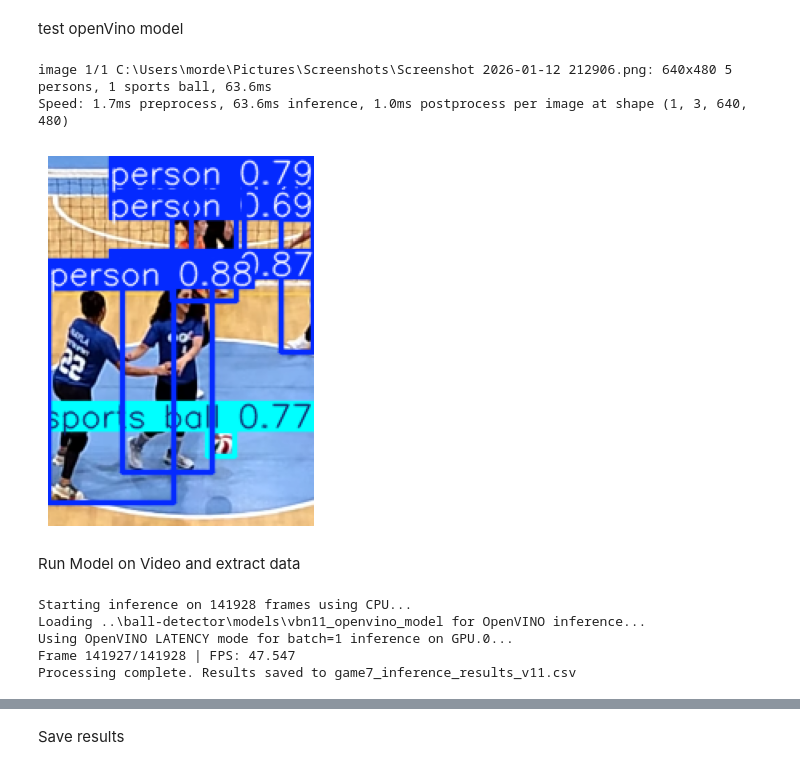
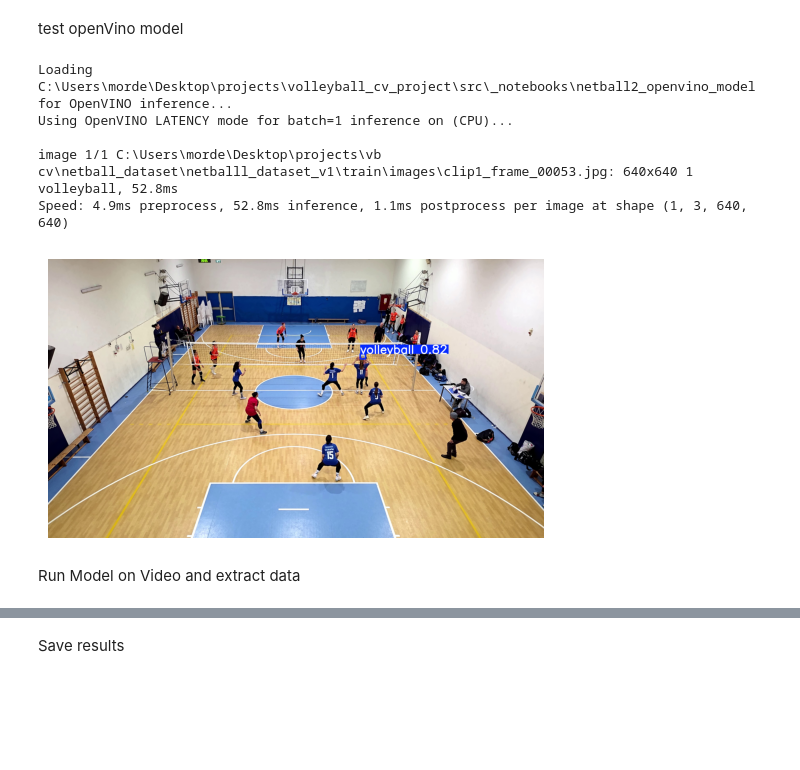
Before and after one commit to mordeLash/volleyball_analytics, a Jupyter notebook: src/_notebooks/ball_detector.ipynb, the cells around one changed output, grey strips where cells are left out. Cells and saved outputs as stored; diff of their text form; code cells hidden in the pictures; blank space fills up the shorter version.

```diff
--- a/src/_notebooks/ball_detector.ipynb
+++ b/src/_notebooks/ball_detector.ipynb
@@ -45,28 +57,31 @@ else:
 # %%
 from ultralytics import YOLO
 import cv2
 import matplotlib.pyplot as plt
 
 # 1. Point to the FOLDER containing the .xml and .bin files
 # Ensure 'vbn11_openvino_model' contains your exported files
-model_path = r'C:\Users\morde\Desktop\projects\volleyball_cv_project\models\ball_detection\vbn11_openvino_model_1'
-model = YOLO('yolo11n', task="detect")
+model_path = r'C:\Users\morde\Desktop\projects\volleyball_cv_project\src\_notebooks\netball2_openvino_model'
+model = YOLO(model_path, task="detect")
 
-path = r"C:\Users\morde\Pictures\Screenshots\Screenshot 2026-01-12 212906.png"
+path = r"C:\Users\morde\Desktop\projects\vb cv\netball_dataset\netballl_dataset_v1\train\images\clip1_frame_00053.jpg"
 
-results = model.predict(source=path, device="cpu", imgsz=640)
+results = model.predict(source=path, device="cpu", imgsz=640,conf=0.1,iou=0)
 
 # Display results
 for r in results:
     annotated_frame = r.plot()
     annotated_frame_rgb = cv2.cvtColor(annotated_frame, cv2.COLOR_BGR2RGB)
     plt.imshow(annotated_frame_rgb)
     plt.axis("off")
     plt.show()
 # %% [output]
-image 1/1 C:\Users\morde\Pictures\Screenshots\Screenshot 2026-01-12 212906.png: 640x480 5 persons, 1 sports ball, 63.6ms
-Speed: 1.7ms preprocess, 63.6ms inference, 1.0ms postprocess per image at shape (1, 3, 640, 480)
+Loading C:\Users\morde\Desktop\projects\volleyball_cv_project\src\_notebooks\netball2_openvino_model for OpenVINO inference...
+Using OpenVINO LATENCY mode for batch=1 inference on (CPU)...
+
+image 1/1 C:\Users\morde\Desktop\projects\vb cv\netball_dataset\netballl_dataset_v1\train\images\clip1_frame_00053.jpg: 640x640 1 volleyball, 52.8ms
+Speed: 4.9ms preprocess, 52.8ms inference, 1.1ms postprocess per image at shape (1, 3, 640, 640)
-[figure, old version]
+[figure, new version]
 # %%
 import openvino as ov
 import cv2
@@ -161,7 +176,7 @@ from ultralytics import YOLO
 
 # 1. Load the OpenVINO model
 # Ensure the path points to the folder containing the .xml and .bin files
-model_path = r'..\ball-detector\models\vbn11_openvino_model'
+model_path = r'C:\Users\morde\Desktop\projects\volleyball_cv_project\src\_notebooks\netball_openvino_model'
 model = YOLO(model_path, task="detect")
 
 # 2. Setup Video Input and CSV Output
@@ -225,12 +240,6 @@ with open(output_csv, mode='w', newline='') as f:
 
 cap.release()
 print(f"\nProcessing complete. Results saved to {output_csv}")
-# %% [output]
-Starting inference on 141928 frames using CPU...
-Loading ..\ball-detector\models\vbn11_openvino_model for OpenVINO inference...
-Using OpenVINO LATENCY mode for batch=1 inference on GPU.0...
-Frame 141927/141928 | FPS: 47.547
-Processing complete. Results saved to game7_inference_results_v11.csv
 # %%
 import pandas as pd
 import numpy as np
```
Also changed, not shown: parts of 4 cells of this notebook, 25 other files.
